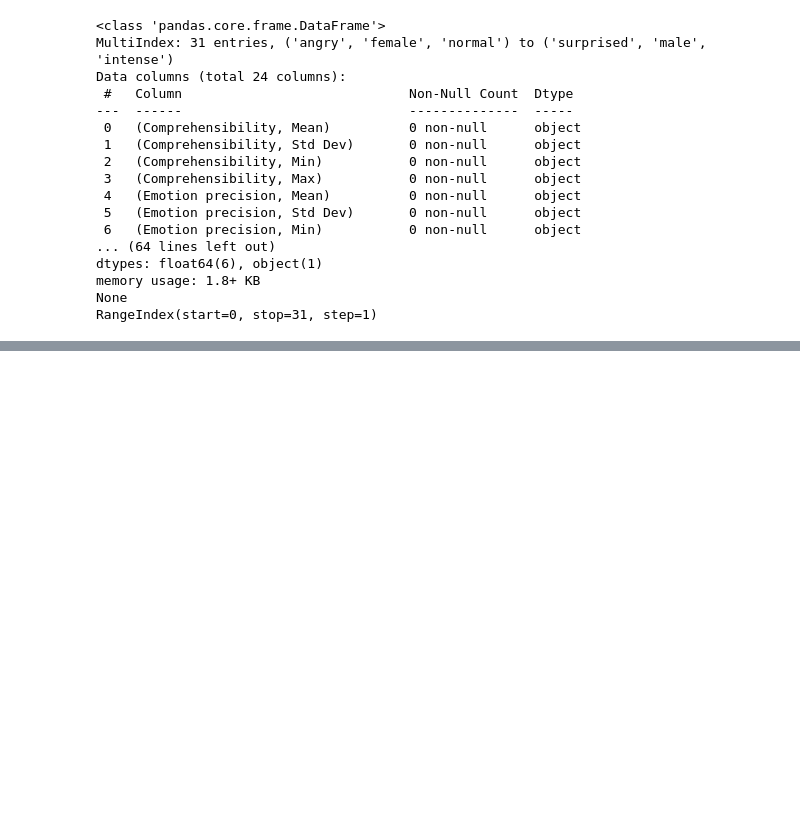
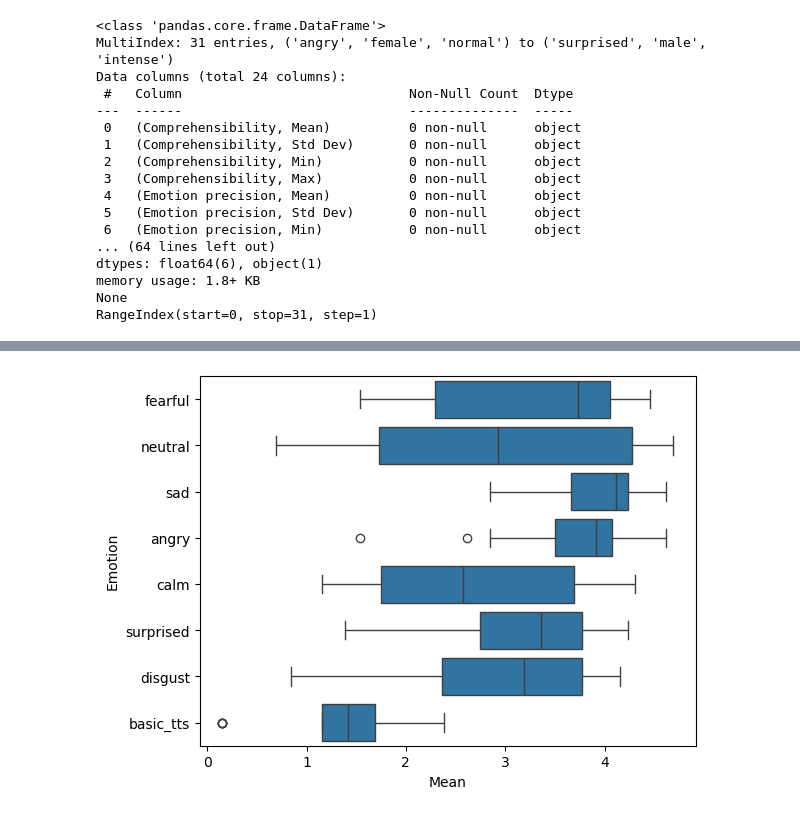
Before and after one commit to LeanderVonSeelstrang/TTS, a Jupyter notebook: survey/make_plots.ipynb, the cells around one changed output, grey strips where cells are left out. Cells and saved outputs as stored; diff of their text form; code cells hidden in the pictures; blank space fills up the shorter version.

```diff
--- a/survey/make_plots.ipynb
+++ b/survey/make_plots.ipynb
@@ -154,0 +272,5 @@ result_df
+# %%
+sns.boxplot(x=combined_df['Mean'], y=combined_df['Emotion'], order=order, orient='h')
+plt.show()
+# %% [output]
+[figure, added]
```
Also changed, not shown: parts of 12 cells of this notebook, 8 other files.
